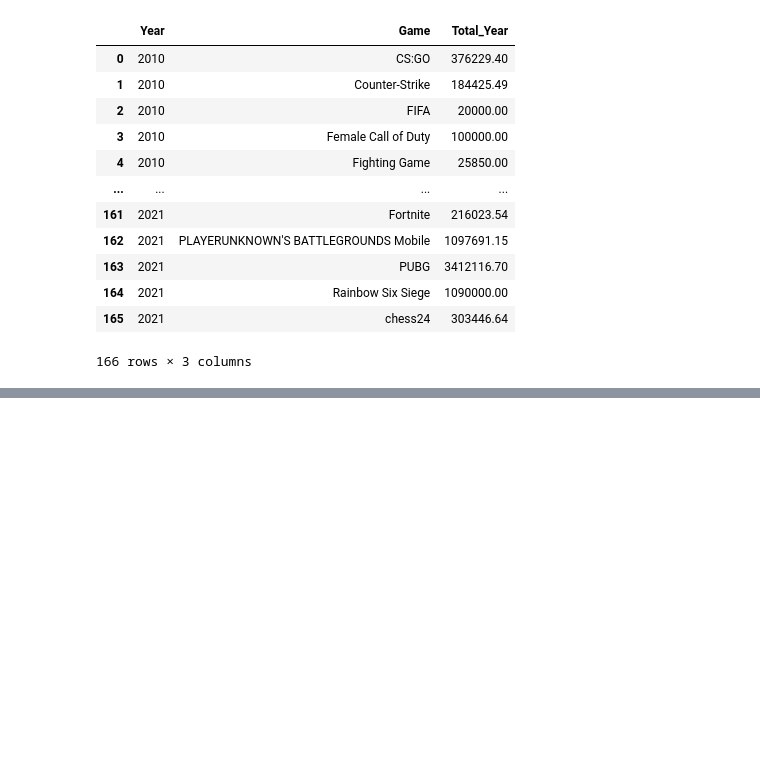
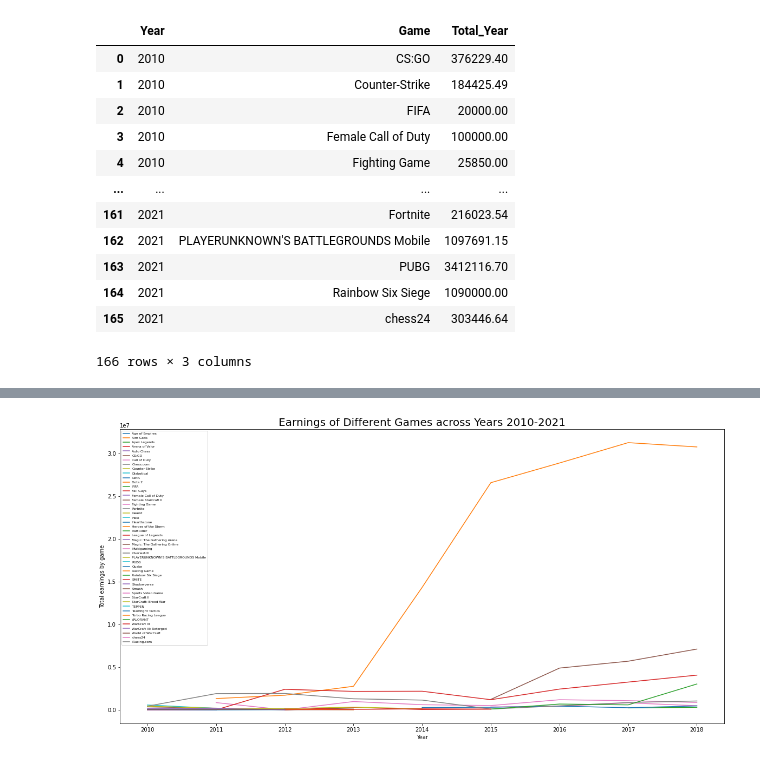
Before and after one commit to kliang4985/kliang4985.github.io, a Jupyter notebook: Final Tutorial.ipynb, the cells around one changed output, grey strips where cells are left out. Cells and saved outputs as stored; diff of their text form; code cells hidden in the pictures; blank space fills up the shorter version.

```diff
--- a/Final Tutorial.ipynb
+++ b/Final Tutorial.ipynb
@@ -293,0 +311,24 @@ for game in game_titles:
+# %%
+years2 = np.arange(2010,2019)
+years_table2 = pd.DataFrame(columns = ['Year'], data = years2)
+#Making a copy here. May be a good idea once in a while to do so if you are consistently working with one dataframe.
+#On the notebook, if you rerun the same codeblock after modifying the dataframe, you make run into some errors so you
+#would have to run everything again.
+df2 = df.copy()
+df2 = df2[['Year', 'Game', 'Total_Year']]
+df2 = df2.groupby(['Year', 'Game']).sum()
+df2.reset_index(inplace= True)
+
+#Lets add the data one by one again
+data1 = {}
+plt.figure(figsize = (20,10))
+plt.title("Earnings of Different Games across Years 2010-2021")
+plt.xlabel("Year")
+plt.ylabel("Total earnings by game")
+for game in game_titles:
+    r = df1[['Year','Game','Total_Year']].groupby('Game').get_group(game)
+    data1[game] = years_table2.merge(r, how = 'left', on = ['Year'])
+    plt.plot(data1[game]['Year'], data1[game]['Total_Year'], label = game)
+    plt.legend(loc = "upper left", prop={'size': 6})
+# %% [output]
+[figure, added]
```
Also changed, not shown: parts of 12 cells of this notebook.
